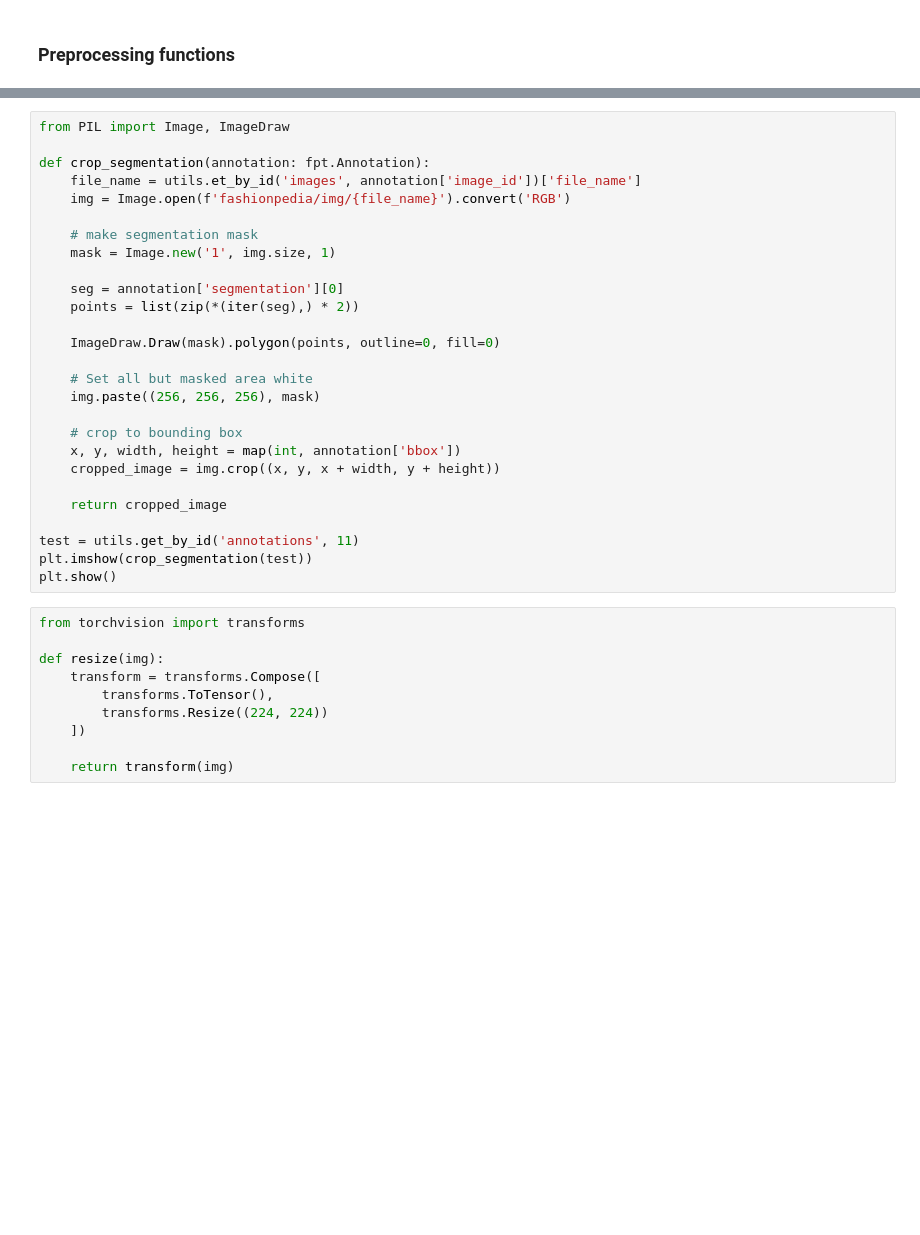
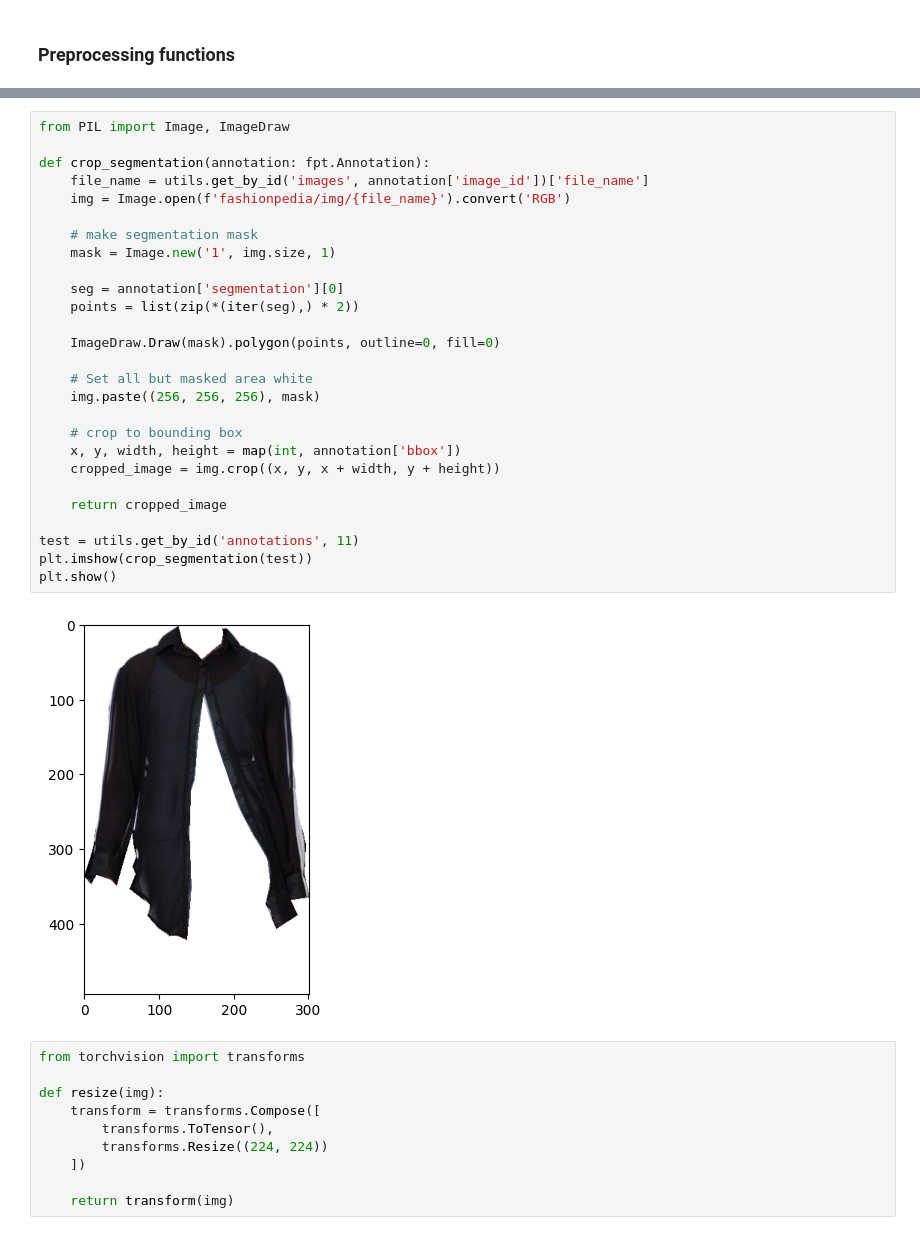
Before and after one commit to pfrolke/DLCV-project-33, a Jupyter notebook: 1_process_data.ipynb, the cells around one changed output, grey strips where cells are left out. Saved outputs shown, nothing was run; the diff lists cells and outputs as text; blank space fills up the shorter version.

```diff
--- a/1_process_data.ipynb
+++ b/1_process_data.ipynb
@@ -47,30 +52,32 @@ show_segmentation(test)
 # %%
 from PIL import Image, ImageDraw
 
 def crop_segmentation(annotation: fpt.Annotation):
-    file_name = utils.et_by_id('images', annotation['image_id'])['file_name']
+    file_name = utils.get_by_id('images', annotation['image_id'])['file_name']
     img = Image.open(f'fashionpedia/img/{file_name}').convert('RGB')
 
     # make segmentation mask
     mask = Image.new('1', img.size, 1)
 
     seg = annotation['segmentation'][0]
     points = list(zip(*(iter(seg),) * 2))
 
     ImageDraw.Draw(mask).polygon(points, outline=0, fill=0)
 
     # Set all but masked area white
     img.paste((256, 256, 256), mask)
 
     # crop to bounding box
     x, y, width, height = map(int, annotation['bbox'])
     cropped_image = img.crop((x, y, x + width, y + height))
 
     return cropped_image
 
 test = utils.get_by_id('annotations', 11)
 plt.imshow(crop_segmentation(test))
 plt.show()
+# %% [output]
+[figure, added]
 # %%
 from torchvision import transforms
 
```
Also changed, not shown: parts of 6 cells of this notebook, 50 other files.
